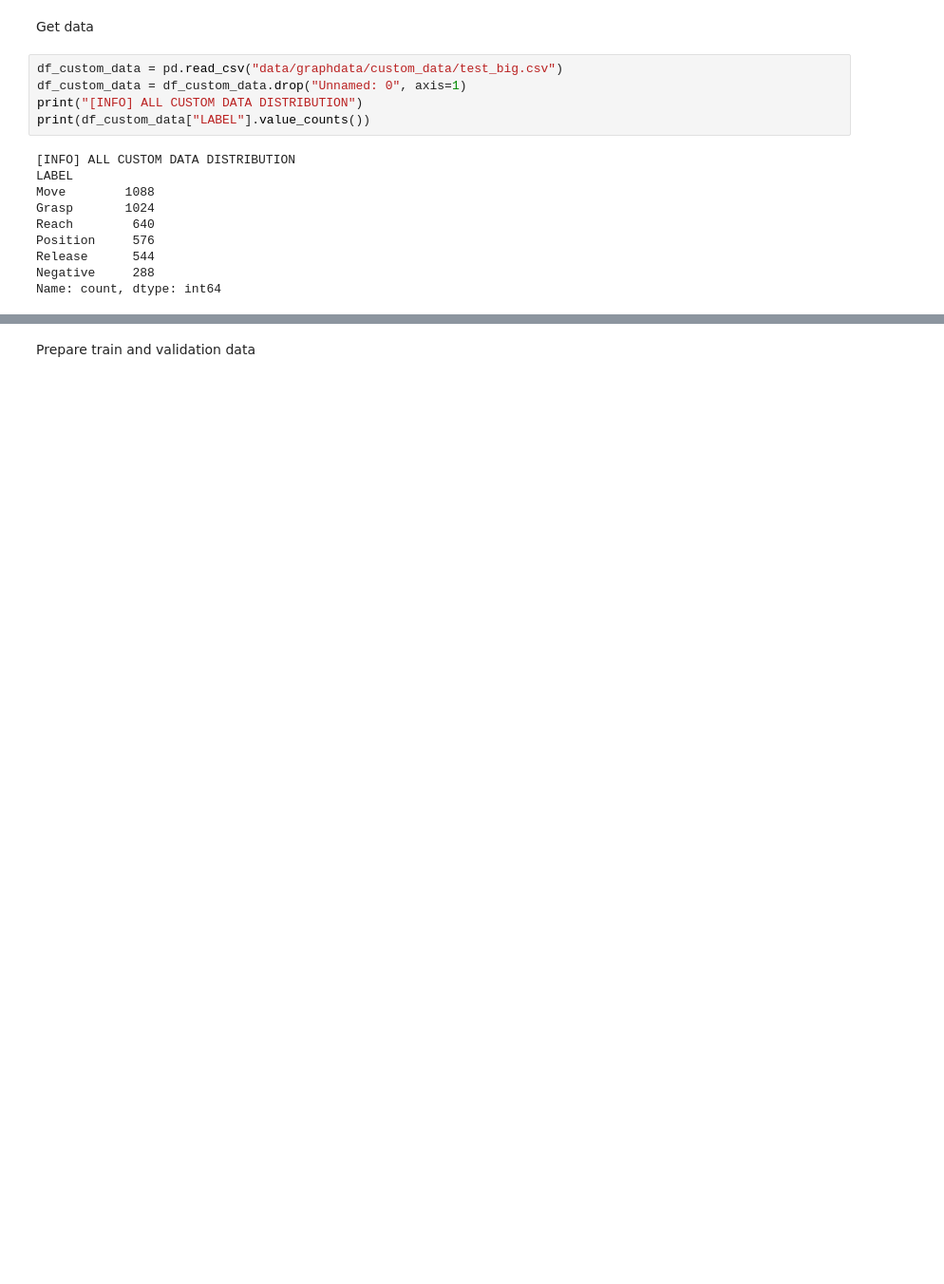
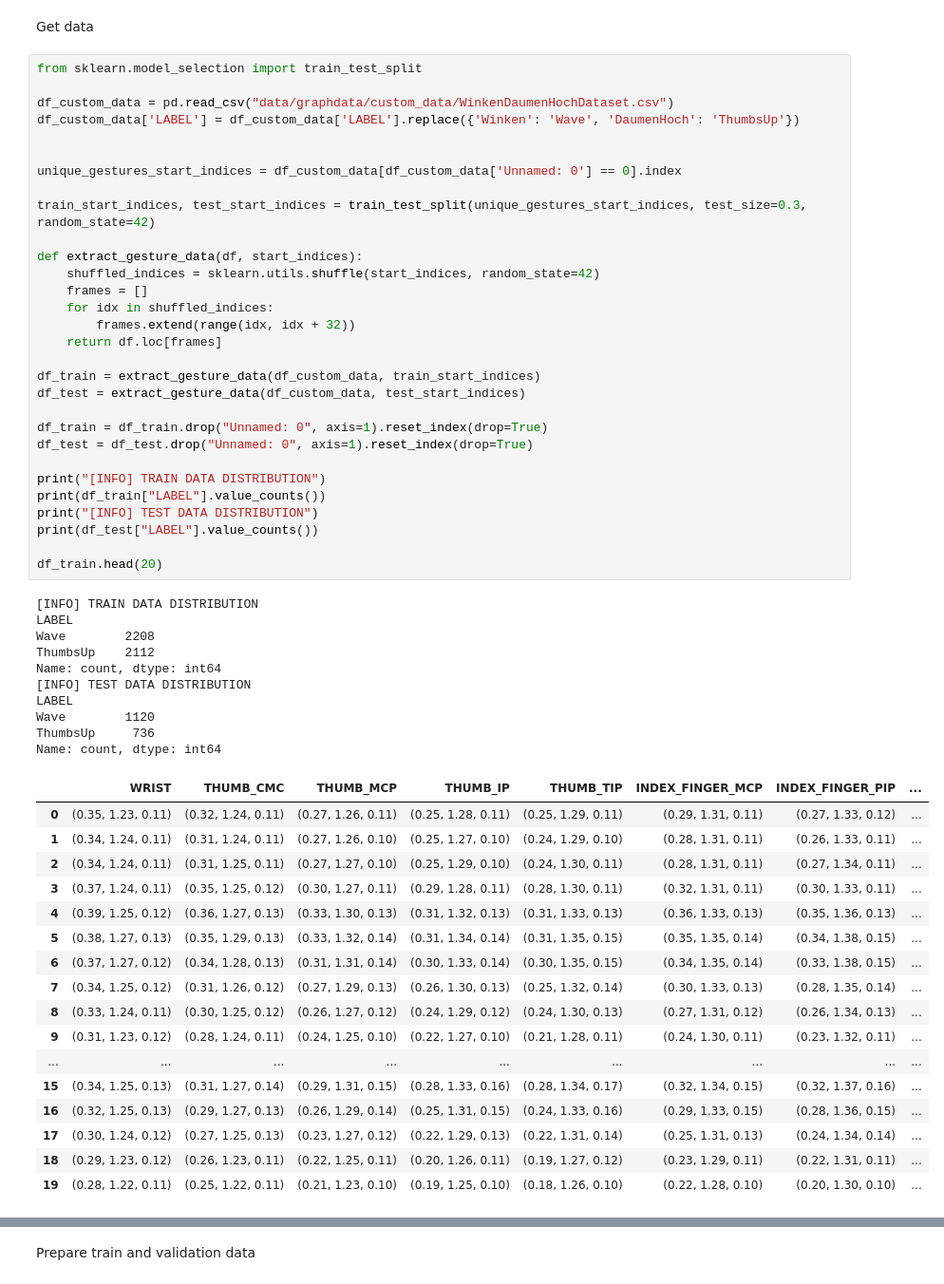
Before and after one commit to semijon26/Hand-Gesture-Recognition-in-manual-assembly-tasks-using-GCN, a Jupyter notebook: fine_tune_7_aagcn.ipynb, the cells around one changed output, grey strips where cells are left out. Shown at 95% size. Drawn from its saved outputs; the diff is of its cells as text; blank space fills up the shorter version.

Commit message:
fine tuning with wave and thumbsup

```diff
--- a/fine_tune_7_aagcn.ipynb
+++ b/fine_tune_7_aagcn.ipynb
@@ -83,17 +81,60 @@ tensor([[ 7.0185e-02,  2.4771e-01,  3.9396e-01, -8.9168e-01, -3.9525e-01,
 # %% [markdown]
 Get data
 # %%
-df_custom_data = pd.read_csv("data/graphdata/custom_data/test_big.csv")
-df_custom_data = df_custom_data.drop("Unnamed: 0", axis=1)
-print("[INFO] ALL CUSTOM DATA DISTRIBUTION")
-print(df_custom_data["LABEL"].value_counts())
+from sklearn.model_selection import train_test_split
+
+df_custom_data = pd.read_csv("data/graphdata/custom_data/WinkenDaumenHochDataset.csv")
+df_custom_data['LABEL'] = df_custom_data['LABEL'].replace({'Winken': 'Wave', 'DaumenHoch': 'ThumbsUp'})
+
+
+unique_gestures_start_indices = df_custom_data[df_custom_data['Unnamed: 0'] == 0].index
+
+train_start_indices, test_start_indices = train_test_split(unique_gestures_start_indices, test_size=0.3, random_state=42)
+
+def extract_gesture_data(df, start_indices):
+    shuffled_indices = sklearn.utils.shuffle(start_indices, random_state=42)
+    frames = []
+    for idx in shuffled_indices:
+        frames.extend(range(idx, idx + 32))
+    return df.loc[frames]
+
+df_train = extract_gesture_data(df_custom_data, train_start_indices)
+df_test = extract_gesture_data(df_custom_data, test_start_indices)
+
+df_train = df_train.drop("Unnamed: 0", axis=1).reset_index(drop=True)
+df_test = df_test.drop("Unnamed: 0", axis=1).reset_index(drop=True)
+
+print("[INFO] TRAIN DATA DISTRIBUTION")
+print(df_train["LABEL"].value_counts())
+print("[INFO] TEST DATA DISTRIBUTION")
+print(df_test["LABEL"].value_counts())
+
+df_train.head(20)
 # %% [output]
-[INFO] ALL CUSTOM DATA DISTRIBUTION
+[INFO] TRAIN DATA DISTRIBUTION
 LABEL
-Move        1088
-Grasp       1024
-Reach        640
-Position     576
-Release      544
-Negative     288
+Wave        2208
+ThumbsUp    2112
 Name: count, dtype: int64
+[INFO] TEST DATA DISTRIBUTION
+LABEL
+Wave        1120
+ThumbsUp     736
+Name: count, dtype: int64
+|  | WRIST | THUMB_CMC | THUMB_MCP | THUMB_IP | THUMB_TIP | INDEX_FINGER_MCP | INDEX_FINGER_PIP | ... |
+| 0 | (0.35, 1.23, 0.11) | (0.32, 1.24, 0.11) | (0.27, 1.26, 0.11) | (0.25, 1.28, 0.11) | (0.25, 1.29, 0.11) | (0.29, 1.31, 0.11) | (0.27, 1.33, 0.12) | ... |
+| 1 | (0.34, 1.24, 0.11) | (0.31, 1.24, 0.11) | (0.27, 1.26, 0.10) | (0.25, 1.27, 0.10) | (0.24, 1.29, 0.10) | (0.28, 1.31, 0.11) | (0.26, 1.33, 0.11) | ... |
+| 2 | (0.34, 1.24, 0.11) | (0.31, 1.25, 0.11) | (0.27, 1.27, 0.10) | (0.25, 1.29, 0.10) | (0.24, 1.30, 0.11) | (0.28, 1.31, 0.11) | (0.27, 1.34, 0.11) | ... |
+| 3 | (0.37, 1.24, 0.11) | (0.35, 1.25, 0.12) | (0.30, 1.27, 0.11) | (0.29, 1.28, 0.11) | (0.28, 1.30, 0.11) | (0.32, 1.31, 0.11) | (0.30, 1.33, 0.11) | ... |
+| 4 | (0.39, 1.25, 0.12) | (0.36, 1.27, 0.13) | (0.33, 1.30, 0.13) | (0.31, 1.32, 0.13) | (0.31, 1.33, 0.13) | (0.36, 1.33, 0.13) | (0.35, 1.36, 0.13) | ... |
+| 5 | (0.38, 1.27, 0.13) | (0.35, 1.29, 0.13) | (0.33, 1.32, 0.14) | (0.31, 1.34, 0.14) | (0.31, 1.35, 0.15) | (0.35, 1.35, 0.14) | (0.34, 1.38, 0.15) | ... |
+| 6 | (0.37, 1.27, 0.12) | (0.34, 1.28, 0.13) | (0.31, 1.31, 0.14) | (0.30, 1.33, 0.14) | (0.30, 1.35, 0.15) | (0.34, 1.35, 0.14) | (0.33, 1.38, 0.15) | ... |
+| 7 | (0.34, 1.25, 0.12) | (0.31, 1.26, 0.12) | (0.27, 1.29, 0.13) | (0.26, 1.30, 0.13) | (0.25, 1.32, 0.14) | (0.30, 1.33, 0.13) | (0.28, 1.35, 0.14) | ... |
+| 8 | (0.33, 1.24, 0.11) | (0.30, 1.25, 0.12) | (0.26, 1.27, 0.12) | (0.24, 1.29, 0.12) | (0.24, 1.30, 0.13) | (0.27, 1.31, 0.12) | (0.26, 1.34, 0.13) | ... |
+| 9 | (0.31, 1.23, 0.12) | (0.28, 1.24, 0.11) | (0.24, 1.25, 0.10) | (0.22, 1.27, 0.10) | (0.21, 1.28, 0.11) | (0.24, 1.30, 0.11) | (0.23, 1.32, 0.11) | ... |
+| ... | ... | ... | ... | ... | ... | ... | ... | ... |
+| 15 | (0.34, 1.25, 0.13) | (0.31, 1.27, 0.14) | (0.29, 1.31, 0.15) | (0.28, 1.33, 0.16) | (0.28, 1.34, 0.17) | (0.32, 1.34, 0.15) | (0.32, 1.37, 0.16) | ... |
+| 16 | (0.32, 1.25, 0.13) | (0.29, 1.27, 0.13) | (0.26, 1.29, 0.14) | (0.25, 1.31, 0.15) | (0.24, 1.33, 0.16) | (0.29, 1.33, 0.15) | (0.28, 1.36, 0.15) | ... |
+| 17 | (0.30, 1.24, 0.12) | (0.27, 1.25, 0.13) | (0.23, 1.27, 0.12) | (0.22, 1.29, 0.13) | (0.22, 1.31, 0.14) | (0.25, 1.31, 0.13) | (0.24, 1.34, 0.14) | ... |
+| 18 | (0.29, 1.23, 0.12) | (0.26, 1.23, 0.11) | (0.22, 1.25, 0.11) | (0.20, 1.26, 0.11) | (0.19, 1.27, 0.12) | (0.23, 1.29, 0.11) | (0.22, 1.31, 0.11) | ... |
+| 19 | (0.28, 1.22, 0.11) | (0.25, 1.22, 0.11) | (0.21, 1.23, 0.10) | (0.19, 1.25, 0.10) | (0.18, 1.26, 0.10) | (0.22, 1.28, 0.10) | (0.20, 1.30, 0.10) | ... |
```
Also changed, not shown: parts of 17 cells of this notebook, 19 other files.
